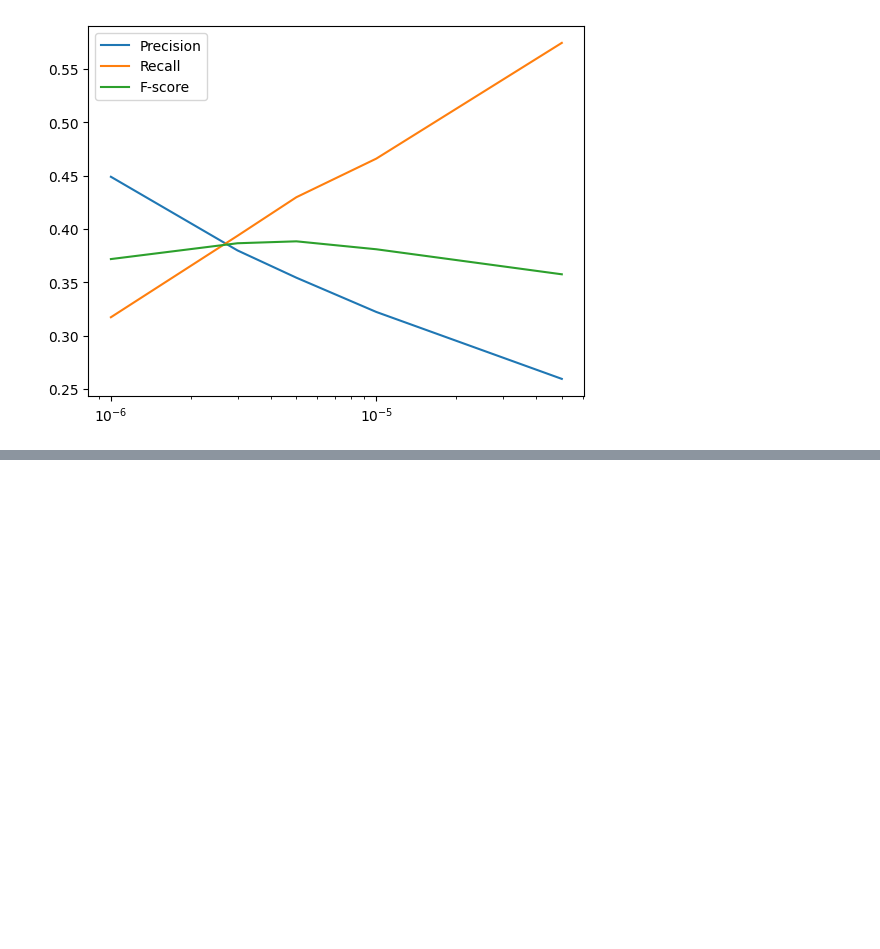
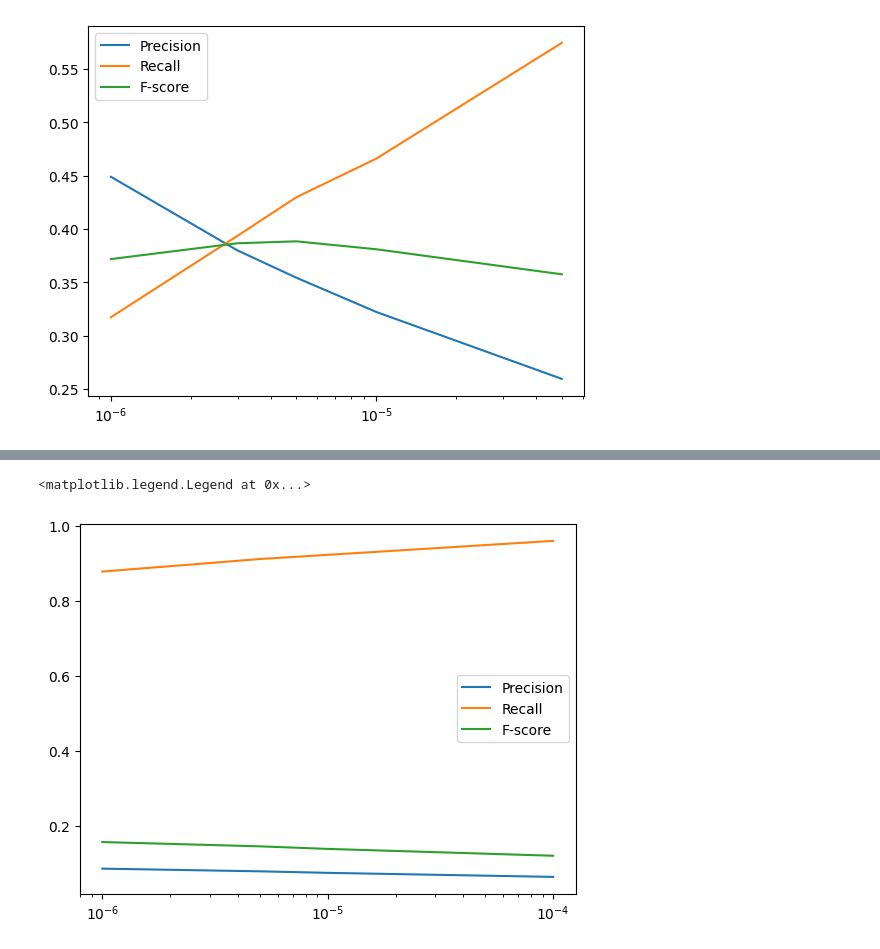
Before and after one commit to Miktima/bertnews, a Jupyter notebook: Fscore.ipynb, the cells around one changed output, grey strips where cells are left out. Drawn from its saved outputs; the diff is of its cells as text; code cells hidden in the pictures; blank space fills up the shorter version.

```diff
--- a/Fscore.ipynb
+++ b/Fscore.ipynb
@@ -54,0 +78,13 @@ ax.legend()
+# %%
+fig, ax = plt.subplots()
+treshold = [0.000001, 0.000005, 0.00001, 0.0001]
+prec = [0.08628884826325411, 0.0791599353796446, 0.07508325764456554, 0.06435520079820405]
+recall = [0.8773234200743495, 0.9107806691449815, 0.9219330855018587, 0.9591078066914498]
+f1 = [0.15712383488681758, 0.1456599286563615, 0.13885778275475924, 0.120617110799439]
+ax.semilogx(treshold, prec, label="Precision")
+ax.semilogx(treshold, recall, label="Recall")
+ax.semilogx(treshold, f1, label="F-score")
+ax.legend()
+# %% [output]
+<matplotlib.legend.Legend at 0x...>
+[figure, added]
```
Also changed, not shown: parts of 1 cell of this notebook, 1 other file.
